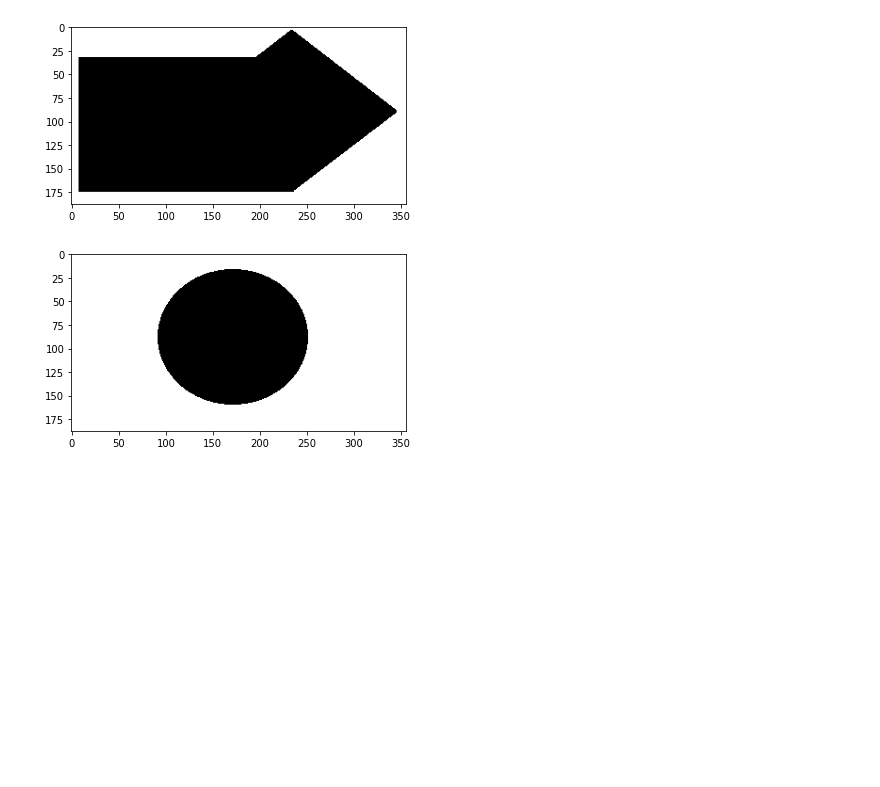
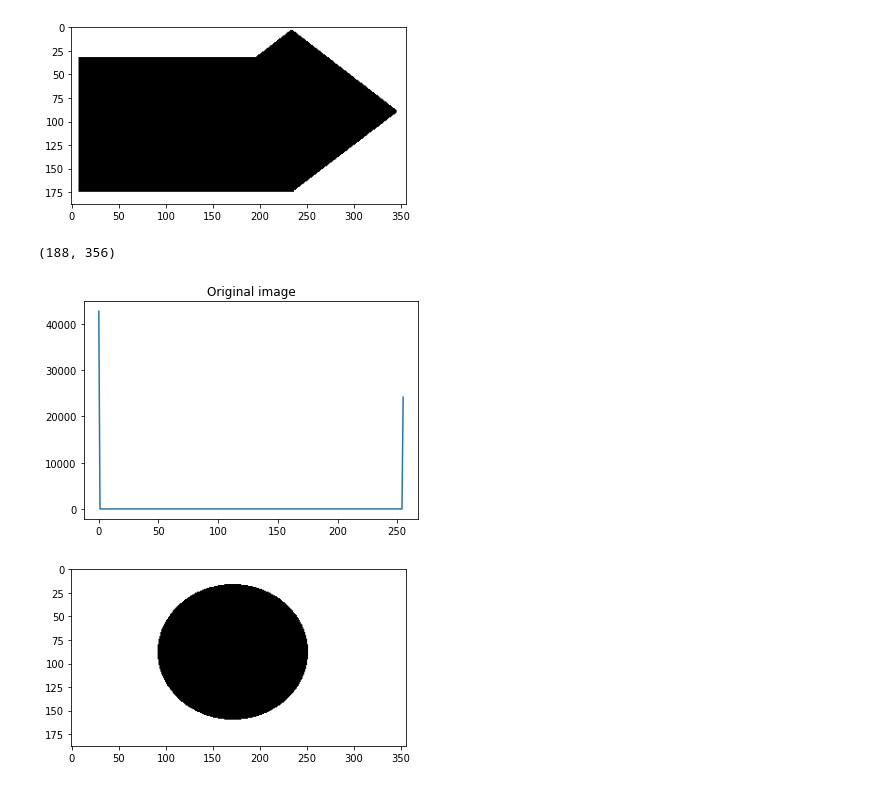
Before and after one commit to CaioCordeiro/CS_Computational_Vision, a Jupyter notebook: ATV5/ATV5.ipynb, the cells around one changed output. Cells and saved outputs as stored; diff of their text form; code cells hidden in the pictures; blank space fills up the shorter version.

Commit message:
feat: add histograms

```diff
--- a/ATV5/ATV5.ipynb
+++ b/ATV5/ATV5.ipynb
@@ -6,6 +6,21 @@ import cv2 as cv
 from skimage.filters import (threshold_otsu, threshold_niblack,
                              threshold_sauvola)
 import os
+# %%
+def hist(im):
+    print(im.shape)
+    hei, w = im.shape
+    h = [0] * 256
+    for i in range(hei):
+        for j in range(w):
+            h[int(im[i, j])]+=1
+    return h
+
+def plot_histogram(text, h):
+    plt.plot(h)
+    plt.title(text) #hist of equalized image
+    plt.show()
+    plt.close()
 # %%
 def bitwise_and(a, b):
     return a & b
@@ -27,6 +42,12 @@ plt.imshow(img)
 plt.show()
 # %% [output]
 [figure]
+# %%
+img1 = cv.cvtColor(img, cv.COLOR_BGR2GRAY)
+plot_histogram("Original image", hist(img1))
+# %% [output]
+(188, 356)
+[figure, added]
 # %%
 fig_name2 = "./images/Image_(1b)"
 fig_type2 = ".png"
```
Also changed, not shown: parts of 13 cells of this notebook.
